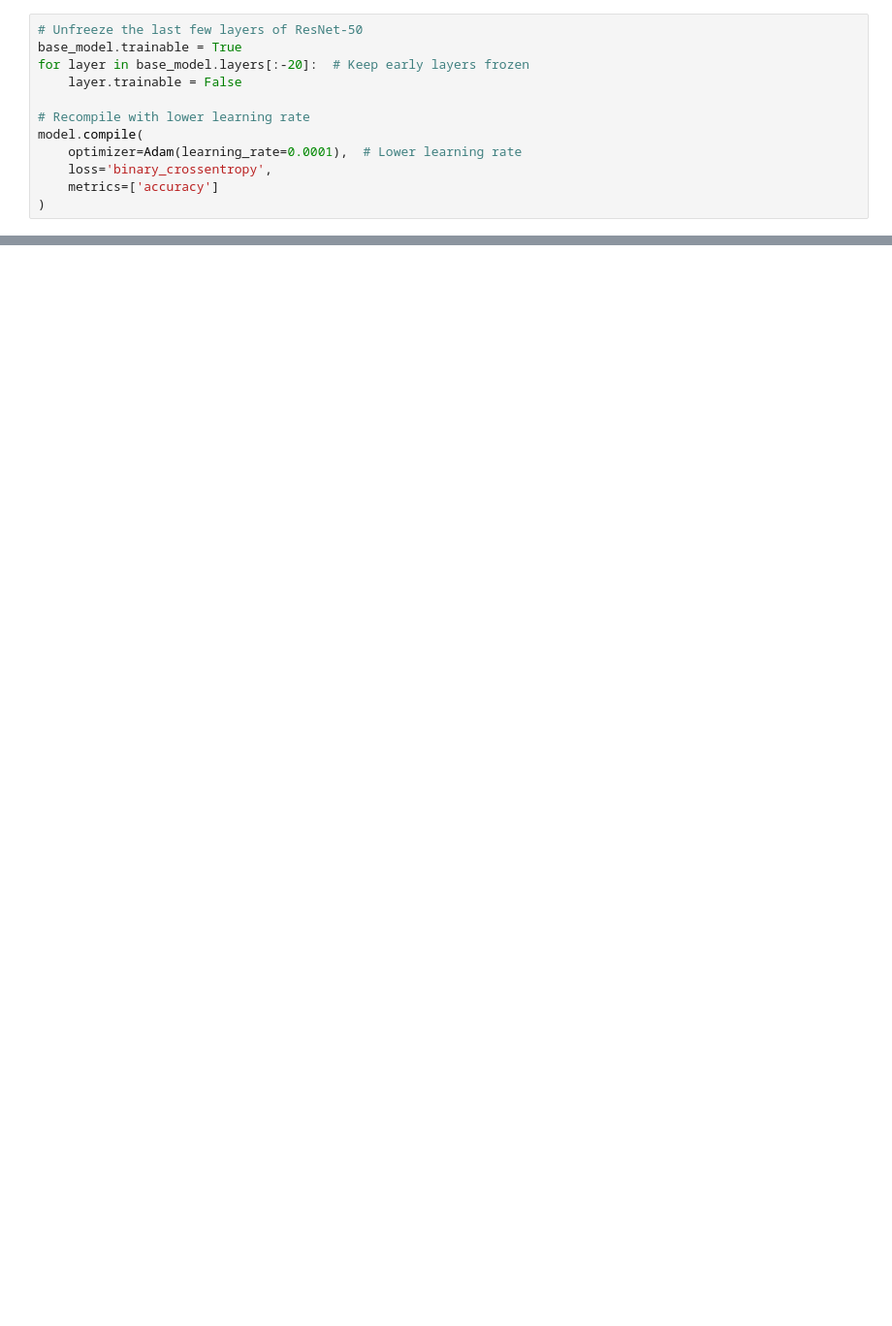
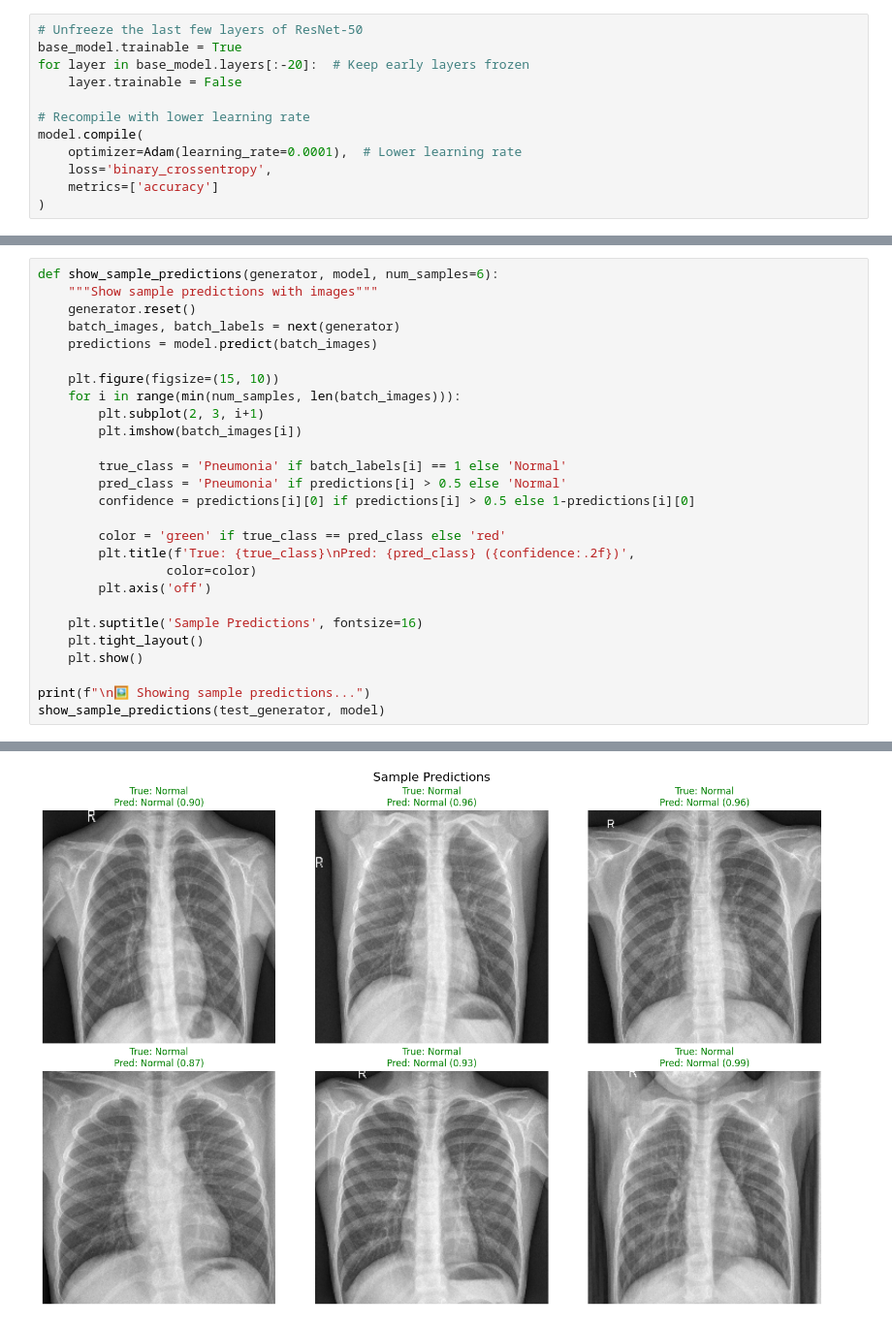
Before and after one commit to samarthnayak04/chest-xray-pneumonia, a Jupyter notebook: deepLearning.ipynb, the cells around one changed output, grey strips where cells are left out. Shown at 97% size. Cells and saved outputs as stored; diff of their text form; blank space fills up the shorter version.

```diff
--- a/deepLearning.ipynb
+++ b/deepLearning.ipynb
@@ -522,0 +561,28 @@ NameError: name 'istory' is not defined
+# %%
+def show_sample_predictions(generator, model, num_samples=6):
+    """Show sample predictions with images"""
+    generator.reset()
+    batch_images, batch_labels = next(generator)
+    predictions = model.predict(batch_images)
+
+    plt.figure(figsize=(15, 10))
+    for i in range(min(num_samples, len(batch_images))):
+        plt.subplot(2, 3, i+1)
+        plt.imshow(batch_images[i])
+
+        true_class = 'Pneumonia' if batch_labels[i] == 1 else 'Normal'
+        pred_class = 'Pneumonia' if predictions[i] > 0.5 else 'Normal'
+        confidence = predictions[i][0] if predictions[i] > 0.5 else 1-predictions[i][0]
+
+        color = 'green' if true_class == pred_class else 'red'
+        plt.title(f'True: {true_class}\nPred: {pred_class} ({confidence:.2f})',
+                 color=color)
+        plt.axis('off')
+
+    plt.suptitle('Sample Predictions', fontsize=16)
+    plt.tight_layout()
+    plt.show()
+
+print(f"\n🖼️ Showing sample predictions...")
+show_sample_predictions(test_generator, model)
+# %% [output]
@@ -522,0 +591 @@ NameError: name 'istory' is not defined
+[figure, added]
```
Also changed, not shown: parts of 20 cells of this notebook.
